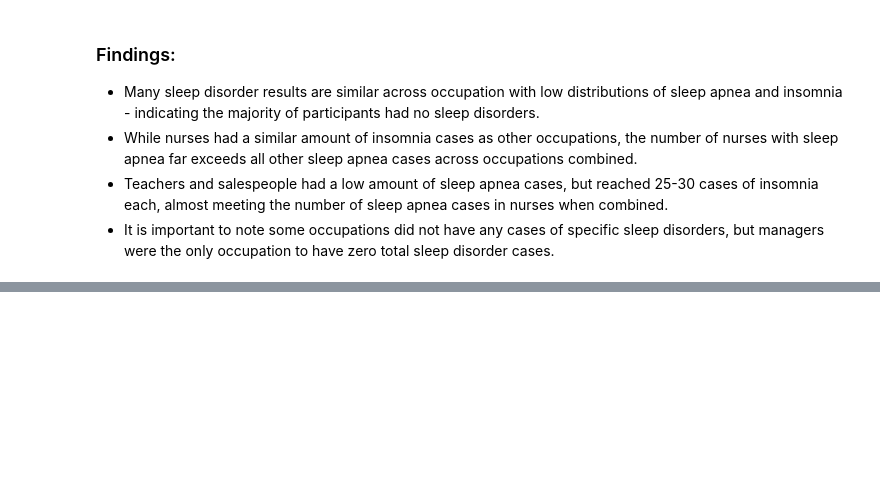
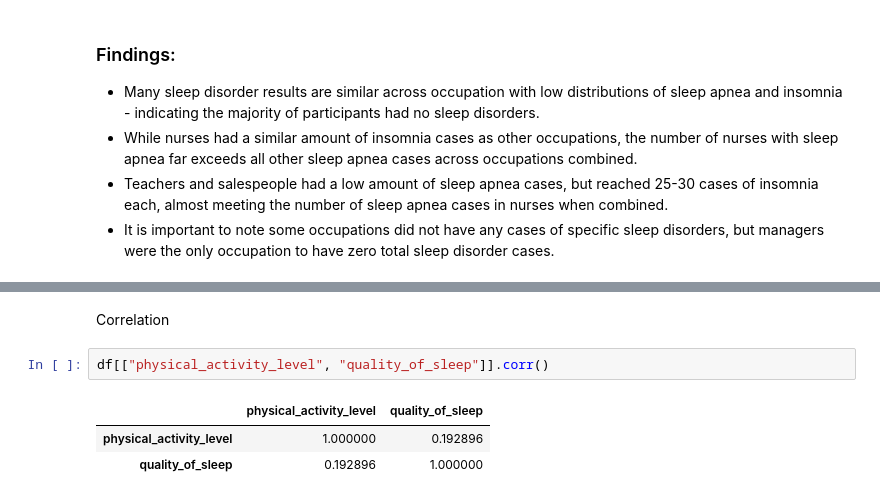
Before and after one commit to shamitsoni/Sleep-Health, a Jupyter notebook: notebooks/analysis.ipynb, the cells around one changed output, grey strips where cells are left out. Drawn from its saved outputs; the diff is of its cells as text; blank space fills up the shorter version.

```diff
--- a/notebooks/analysis.ipynb
+++ b/notebooks/analysis.ipynb
@@ -125,0 +138,8 @@ plt.show()
+# %% [markdown]
+Correlation
+# %%
+df[["physical_activity_level", "quality_of_sleep"]].corr()
+# %% [output]
+|  | physical_activity_level | quality_of_sleep |
+| physical_activity_level | 1.000000 | 0.192896 |
+| quality_of_sleep | 0.192896 | 1.000000 |
```
Also changed, not shown: parts of 4 cells of this notebook.
